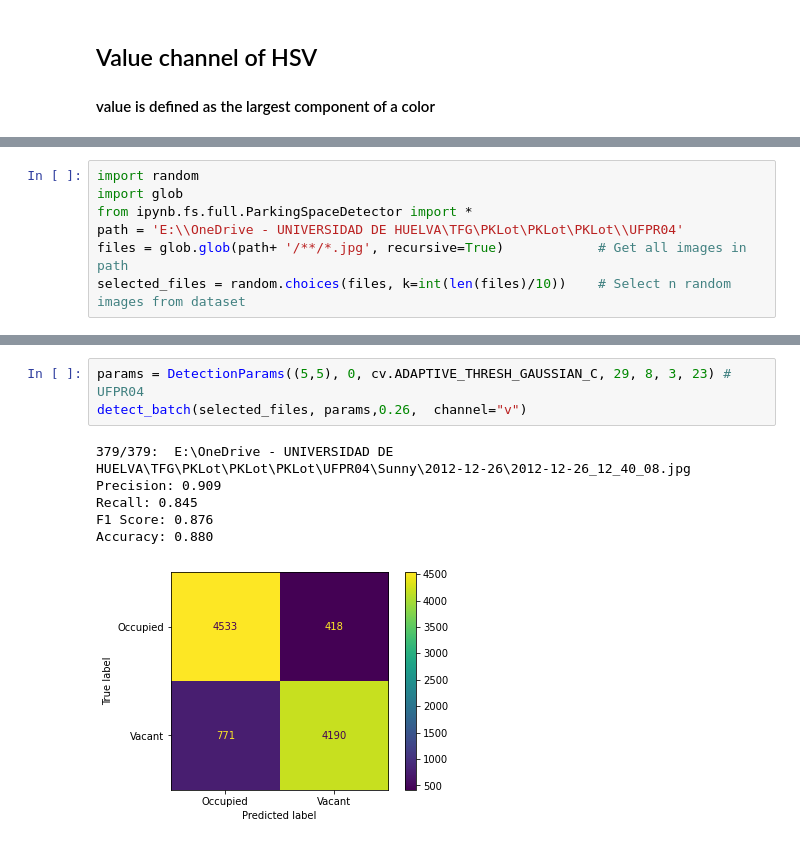
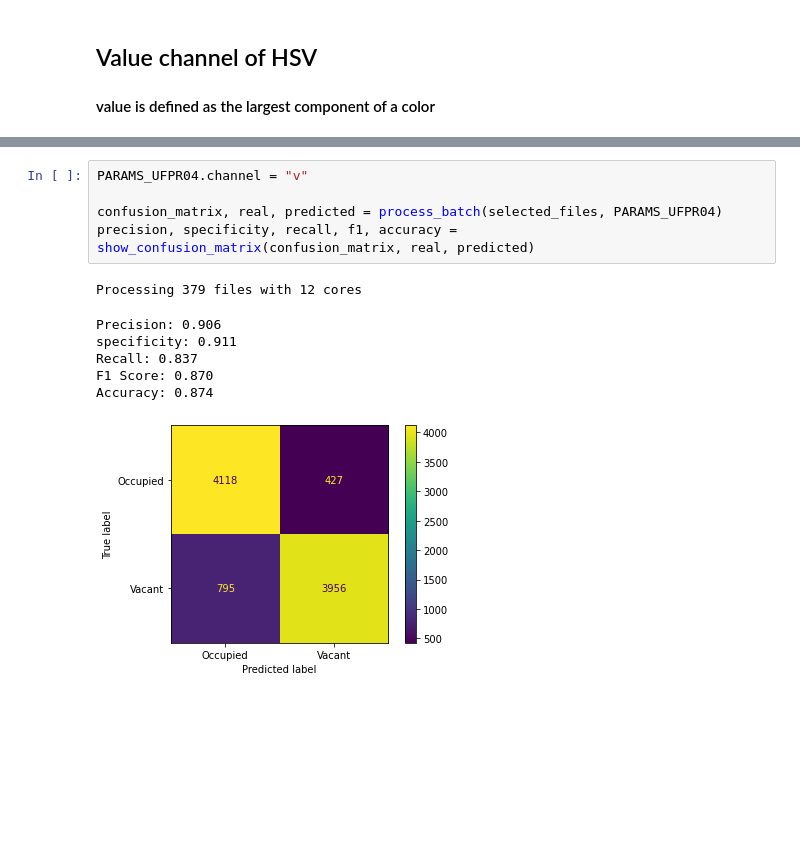
Before and after one commit to VisionPark/VisionParkDetect, a Jupyter notebook: colorSpace.ipynb, the cells around one changed output, grey strips where cells are left out. Saved outputs shown, nothing was run; the diff lists cells and outputs as text; blank space fills up the shorter version.

```diff
--- a/colorSpace.ipynb
+++ b/colorSpace.ipynb
@@ -51,7 +49,0 @@ Accuracy: 0.853
-# %%
-import random
-import glob
-from ipynb.fs.full.ParkingSpaceDetector import *
-path = 'E:\\OneDrive - UNIVERSIDAD DE HUELVA\TFG\PKLot\PKLot\PKLot\\UFPR04'
-files = glob.glob(path+ '/**/*.jpg', recursive=True)            # Get all images in path
-selected_files = random.choices(files, k=int(len(files)/10))    # Select n random images from dataset
@@ -78,10 +50,13 @@ Accuracy: 0.877
-# %%
-params = DetectionParams((5,5), 0, cv.ADAPTIVE_THRESH_GAUSSIAN_C, 29, 8, 3, 23) # UFPR04
-detect_batch(selected_files, params,0.26,  channel="v")
-# %% [output]
-379/379:  E:\OneDrive - UNIVERSIDAD DE HUELVA\TFG\PKLot\PKLot\PKLot\UFPR04\Sunny\2012-12-26\2012-12-26_12_40_08.jpg
-Precision: 0.909
-Recall: 0.845
-F1 Score: 0.876
-Accuracy: 0.880
-[figure, removed]
+# %%
+PARAMS_UFPR04.channel = "v"
+
+confusion_matrix, real, predicted = process_batch(selected_files, PARAMS_UFPR04)
+precision, specificity, recall, f1, accuracy = show_confusion_matrix(confusion_matrix, real, predicted)
+# %% [output]
+Processing 379 files with 12 cores
+Precision: 0.906
+specificity: 0.911
+Recall: 0.837
+F1 Score: 0.870
+Accuracy: 0.874
+[figure, added]
```
Also changed, not shown: parts of 9 cells of this notebook, 4 other files.
